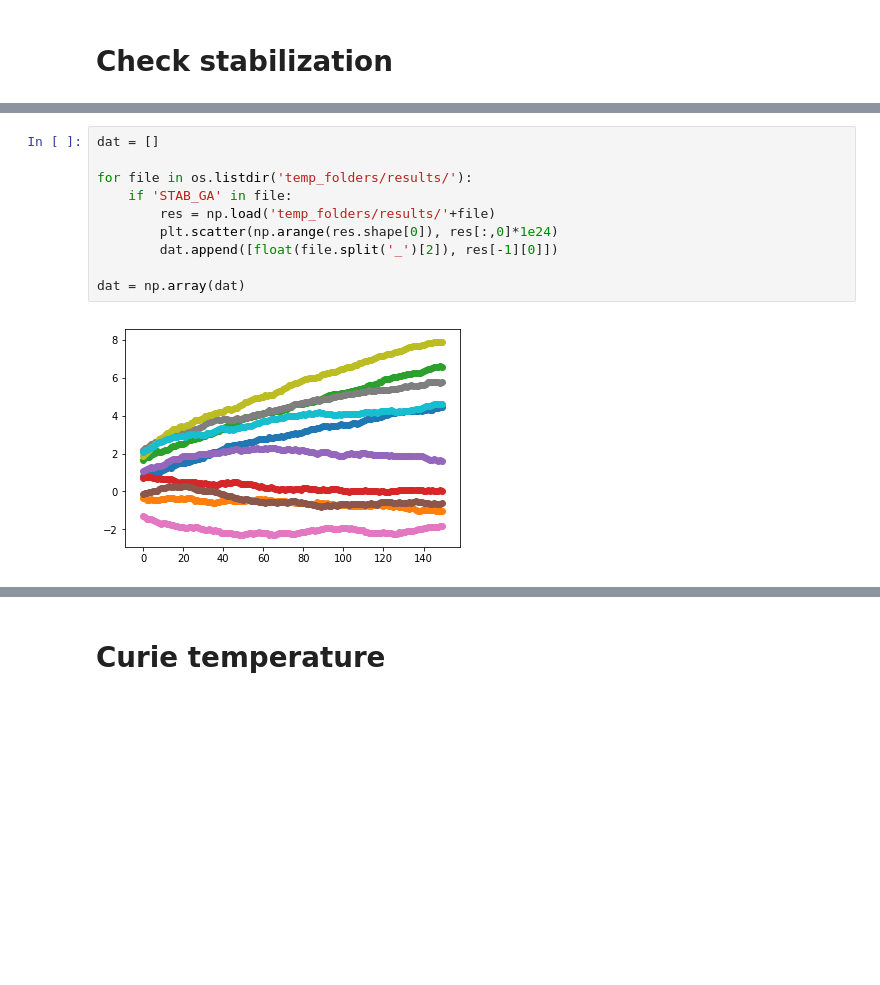
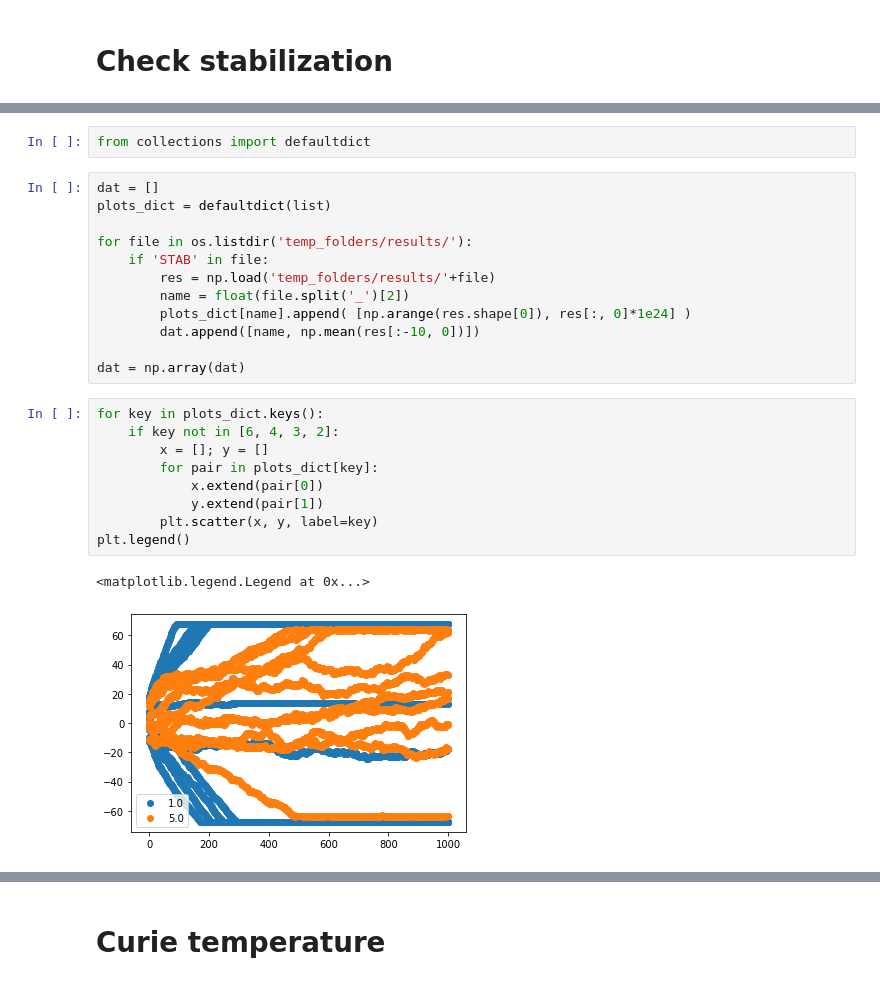
Before and after one commit to Telezombievlad/Ising-Model, a Jupyter notebook: Experiments.ipynb, the cells around one changed output, grey strips where cells are left out. Saved outputs shown, nothing was run; the diff lists cells and outputs as text; blank space fills up the shorter version.

```diff
--- a/Experiments.ipynb
+++ b/Experiments.ipynb
@@ -123,12 +132,26 @@ array([-1.05192382e-24, -4.89101000e+02])
+# %%
+from collections import defaultdict
 # %%
 dat = []
+plots_dict = defaultdict(list)
 
 for file in os.listdir('temp_folders/results/'):
-    if 'STAB_GA' in file:
+    if 'STAB' in file:
         res = np.load('temp_folders/results/'+file)
-        plt.scatter(np.arange(res.shape[0]), res[:,0]*1e24)
-        dat.append([float(file.split('_')[2]), res[-1][0]])
+        name = float(file.split('_')[2])
+        plots_dict[name].append( [np.arange(res.shape[0]), res[:, 0]*1e24] )
+        dat.append([name, np.mean(res[:-10, 0])])
 
 dat = np.array(dat)
-# %% [output]
-[figure, removed]
+# %%
+for key in plots_dict.keys():
+    if key not in [6, 4, 3, 2]:
+        x = []; y = []
+        for pair in plots_dict[key]:
+            x.extend(pair[0])
+            y.extend(pair[1])
+        plt.scatter(x, y, label=key)
+plt.legend()
+# %% [output]
+<matplotlib.legend.Legend at 0x...>
+[figure, added]
```
Also changed, not shown: parts of 11 cells of this notebook, 5 other files.
